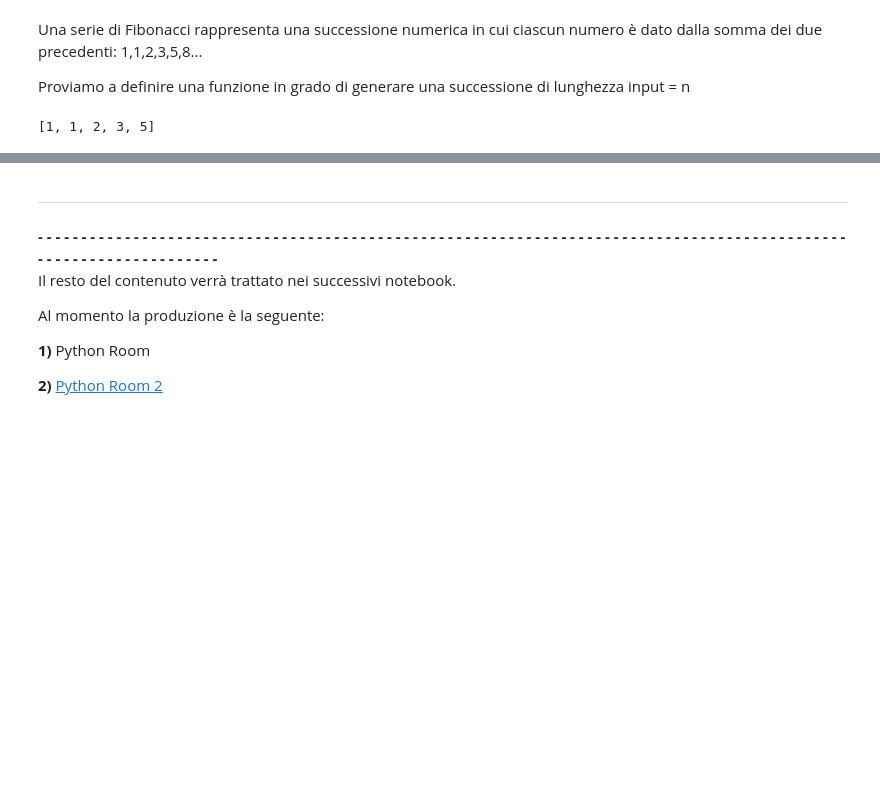
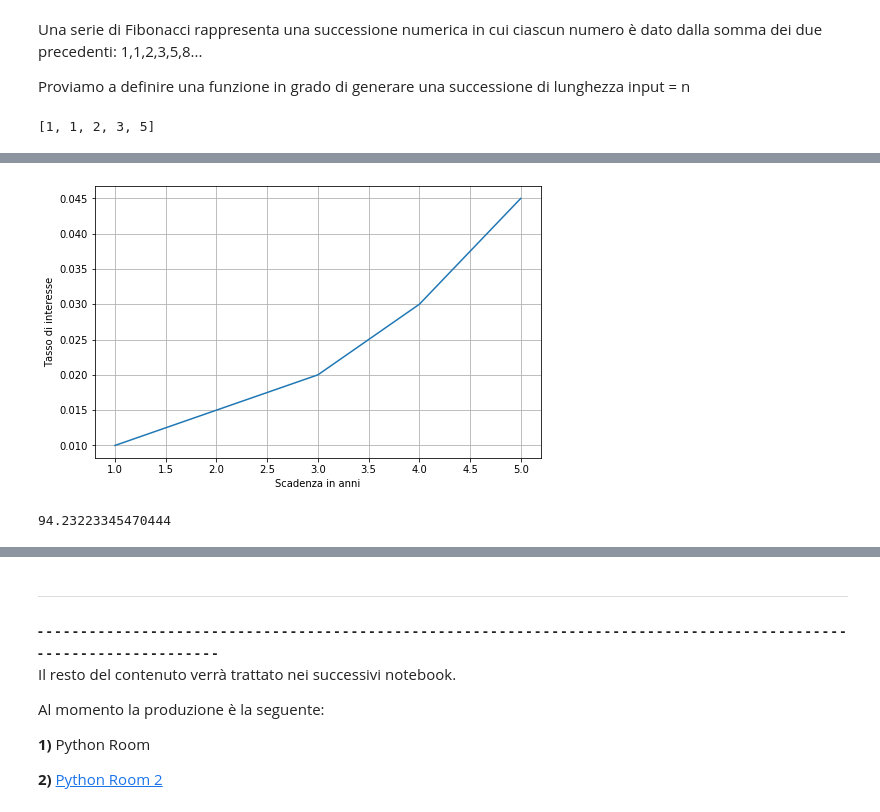
Before and after one commit to simonelucchesi/Python_room, a Jupyter notebook: Notebooks/Python Room .ipynb, the cells around one changed output, grey strips where cells are left out. Saved outputs shown, nothing was run; the diff lists cells and outputs as text; code cells hidden in the pictures; blank space fills up the shorter version.

```diff
--- a/Notebooks/Python Room .ipynb
+++ b/Notebooks/Python Room .ipynb
@@ -1288,0 +1328,4 @@ Fibonacci(5)
+# %%
+# Inventiamo per il momento una struttura di tassi che associ tassi di mercato a scadenze diverse utilizzando un dataframe
+
+struttura_tassi = pd.DataFrame({"Maturity":[1,2,3,4,5],"Tasso":[0.01,0.015,0.02,0.03,0.045]})
@@ -1288,0 +1341,13 @@ Fibonacci(5)
+# %%
+fig = plt.figure(figsize=(8,5))
+
+plt.plot(struttura_tassi["Maturity"], struttura_tassi["Tasso"])
+
+plt.xlabel("Scadenza in anni")
+plt.ylabel("Tasso di interesse")
+
+plt.grid()
+
+plt.show()
+# %% [output]
+[figure, added]
@@ -1288,0 +1366,4 @@ Fibonacci(5)
+# %%
+dcfBOT(3,struttura_tassi)
+# %% [output]
+94.23223345470444
```
Also changed, not shown: parts of 23 cells of this notebook.
